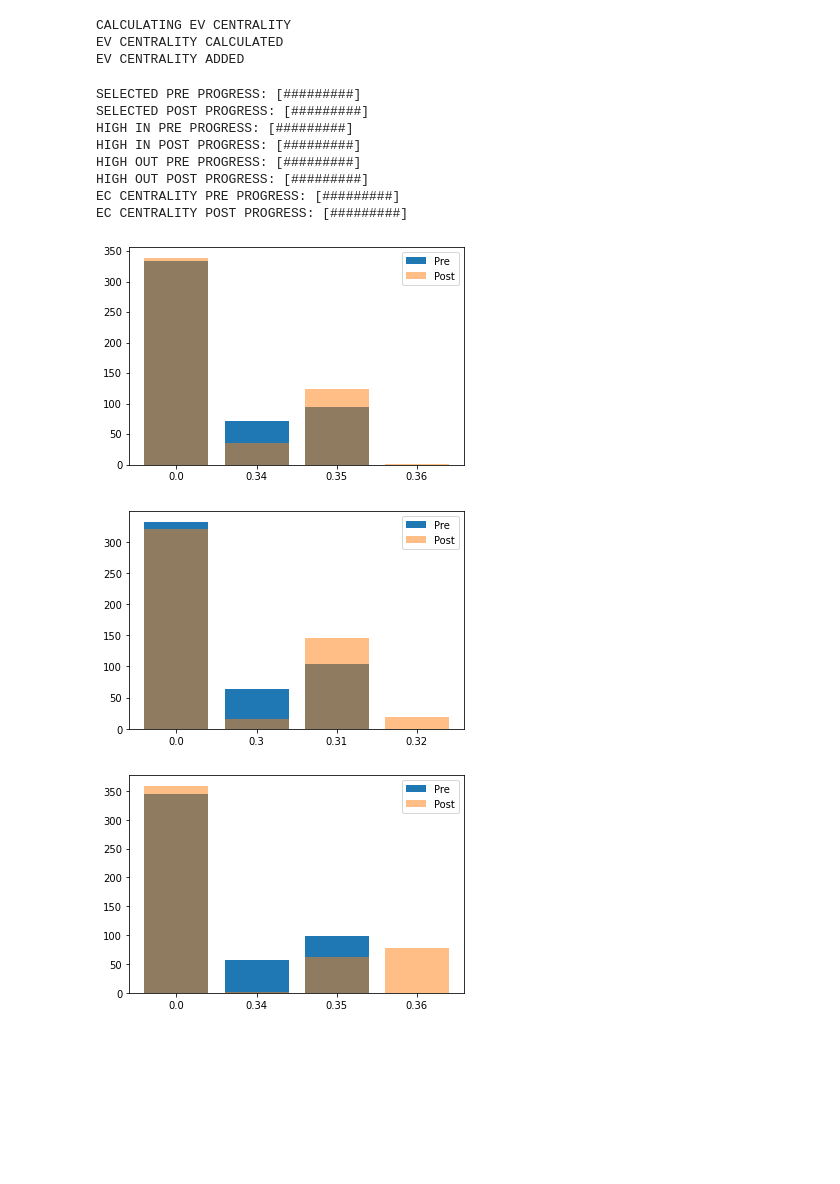
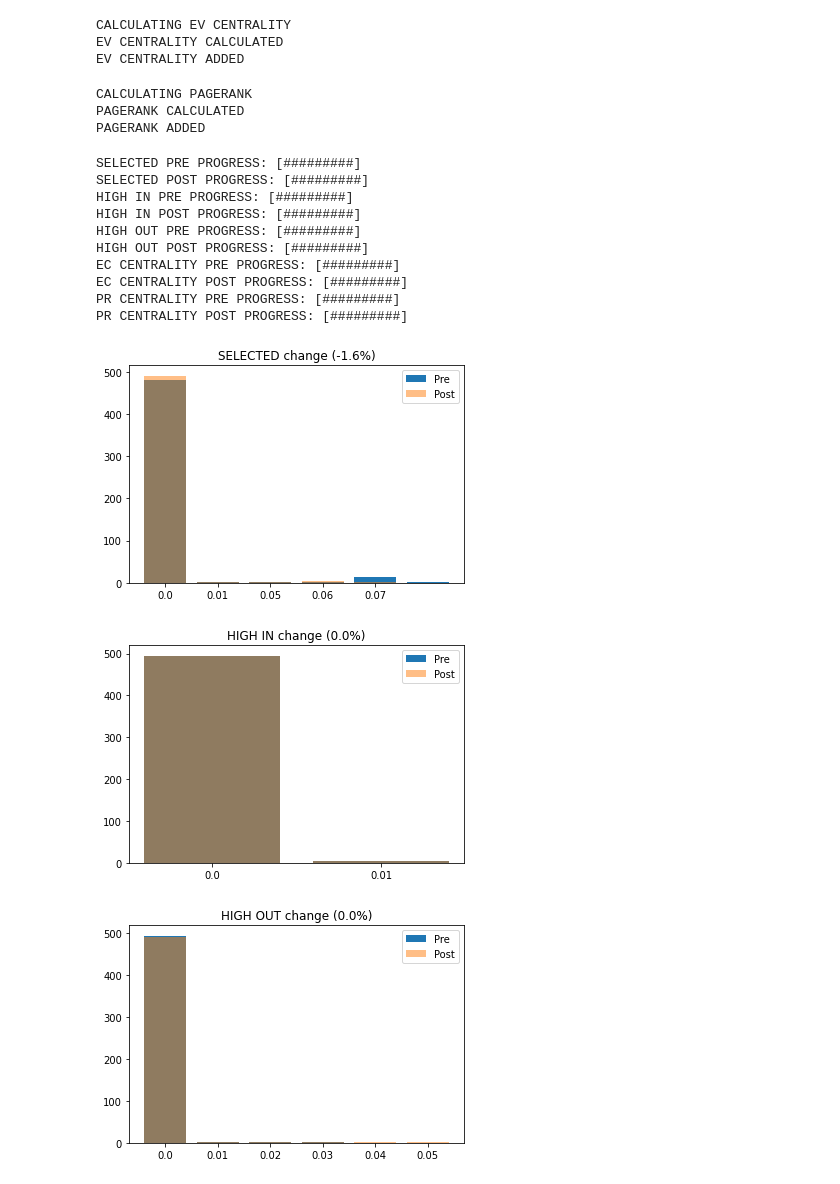
Before and after one commit to mbombek/ina_project, a Jupyter notebook: runner.ipynb, the cells around one changed output. Drawn from its saved outputs; the diff is of its cells as text; code cells hidden in the pictures; blank space fills up the shorter version.

Commit message:
Pagerank plotting

```diff
--- a/runner.ipynb
+++ b/runner.ipynb
@@ -229,7 +229,8 @@ from project import twitter, cascade_att, simulate, simulate_agg
 from operator import itemgetter
 # %%
 G = twitter()
-num_of_candidates = 500
+num_of_candidates = 1000
+retweet_prob = 0.026
 
 for n in list(G.nodes):
     G.nodes[n]["cascaded"] = 0
@@ -239,7 +240,7 @@ for i in range(100):
     if i % 10 == 0:
         print("#", end="")
 
-    while not cascade_att(G):
+    while not cascade_att(G, retweet_prob):
         continue
 print("]")
 
@@ -278,26 +279,44 @@ nx.set_node_attributes(G, ec, "ev")
 print("EV CENTRALITY ADDED")
 
 highest_ec = list(map(lambda x: (x, G.nodes[x]["ev"]), list(G.nodes)))
-highest_ec.sort(key=itemgetter(1))
+highest_ec.sort(key=itemgetter(1), reverse=True)
 ec_candidates = list(map(lambda x: x[0], highest_ec[:num_of_candidates]))
 # %% [output]
 CALCULATING EV CENTRALITY
 EV CENTRALITY CALCULATED
 EV CENTRALITY ADDED
+# %%
+# PageRank
+print("CALCULATING PAGERANK")
+pr = nx.pagerank(G)
+print("PAGERANK CALCULATED")
+nx.set_node_attributes(G, pr, "pr")
+print("PAGERANK ADDED")
+
+highest_pr = list(map(lambda x: (x, G.nodes[x]["pr"]), list(G.nodes)))
+highest_pr.sort(key=itemgetter(1), reverse=True)
+pr_candidates = list(map(lambda x: x[0], highest_pr[:num_of_candidates]))
+# %% [output]
+CALCULATING PAGERANK
+PAGERANK CALCULATED
+PAGERANK ADDED
 # %%
-simulate(G, 500, 0.07, candidates, name="SELECTED")
-simulate(G, 500, 0.07, in_candidates, name="HIGH IN")
-simulate(G, 500, 0.07, out_candidates, name="HIGH OUT")
-simulate(G, 500, 0.07, ec_candidates, name="EC CENTRALITY" )
+simulate(G, 500, retweet_prob, candidates, name="SELECTED")
+simulate(G, 500, retweet_prob, in_candidates, name="HIGH IN")
+simulate(G, 500, retweet_prob, out_candidates, name="HIGH OUT")
+simulate(G, 500, retweet_prob, ec_candidates, name="EC CENTRALITY" )
+simulate(G, 500, retweet_prob, pr_candidates, name="PR CENTRALITY" )
 # %% [output]
 SELECTED PRE PROGRESS: [#########]
 SELECTED POST PROGRESS: [#########]
 HIGH IN PRE PROGRESS: [#########]
 HIGH IN POST PROGRESS: [#########]
 HIGH OUT PRE PROGRESS: [#########]
 HIGH OUT POST PROGRESS: [#########]
 EC CENTRALITY PRE PROGRESS: [#########]
 EC CENTRALITY POST PROGRESS: [#########]
+PR CENTRALITY PRE PROGRESS: [#########]
+PR CENTRALITY POST PROGRESS: [#########]
-[figure, old version]
+[figure, new version]
-[figure, old version]
+[figure, new version]
-[figure, old version]
+[figure, new version]
```
Also changed, not shown: parts of 6 cells of this notebook, 2 other files.
